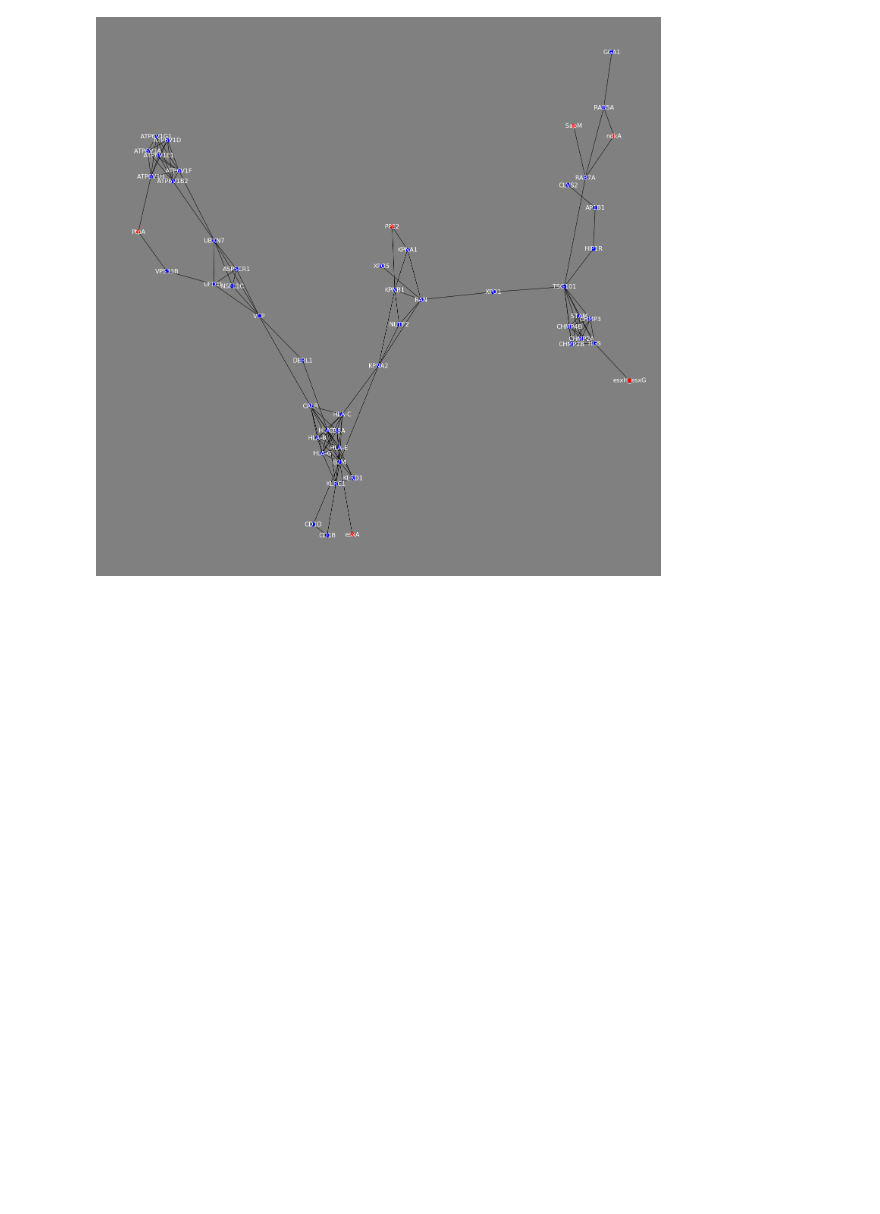
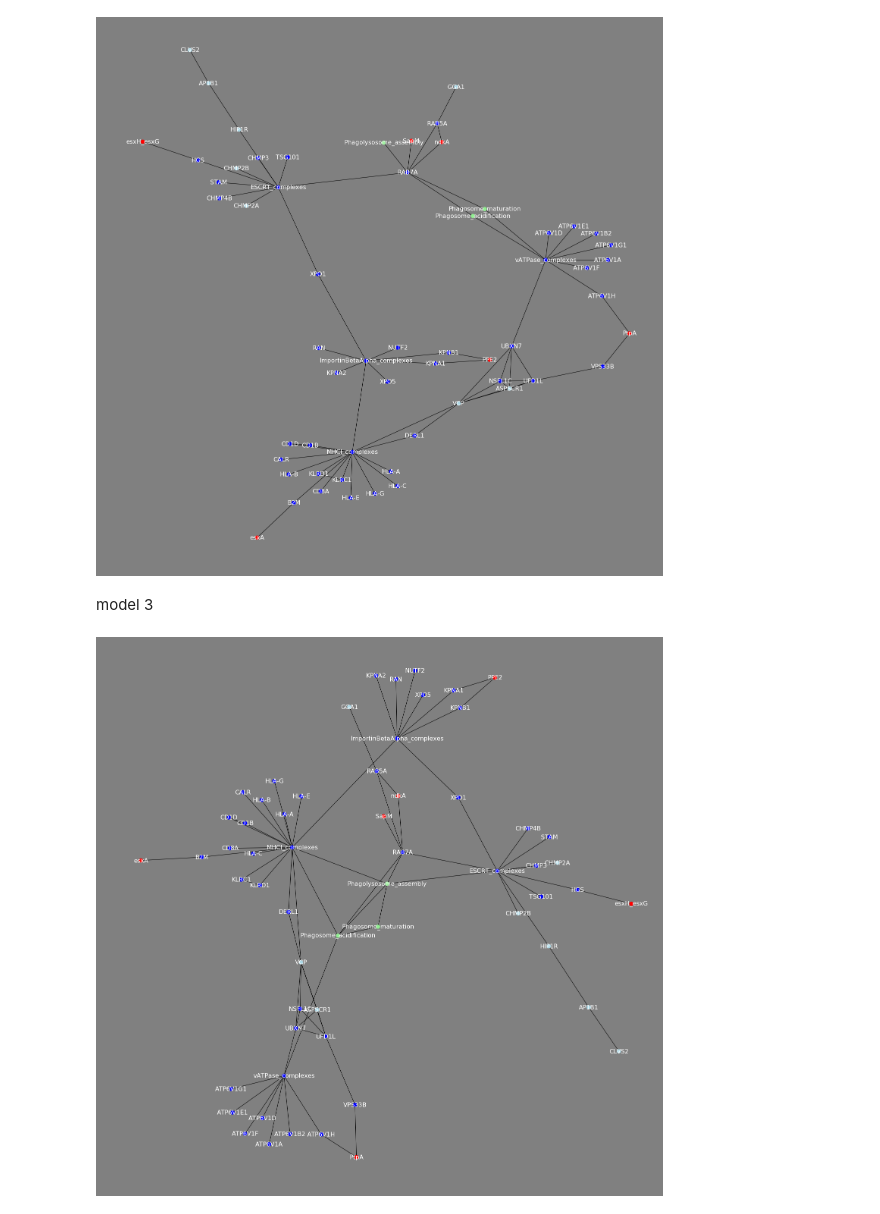
Before and after one commit to charlies-b/rp1, a Jupyter notebook: string_model_drawer.ipynb, the cells around one changed output. Saved outputs shown, nothing was run; the diff lists cells and outputs as text; code cells hidden in the pictures; blank space fills up the shorter version.

```diff
--- a/string_model_drawer.ipynb
+++ b/string_model_drawer.ipynb
@@ -77,4 +100,18 @@ draw_edgelists('string-network-1.csv', add_mtb='mtb-edgelist.csv', add_process='
 # %%
-draw_edgelists('string-network-1.csv', add_mtb='mtb-edgelist.csv')
+draw_edgelists('string-network-2.csv',
+               add_mtb='mtb-edgelist.csv',
+               add_process='string-2-process-edgelist.csv',
+               highlight=hit
+              )
 # %% [output]
-[figure, old version]
+[figure, new version]
+# %% [markdown]
+model 3
+# %%
+draw_edgelists('string-network-2.csv', # model 3 changes just at the process level
+               add_mtb='mtb-edgelist.csv',
+               add_process='string-3-process-edgelist.csv',
+               highlight=hit
+              )
+# %% [output]
+[figure, added]
```
Also changed, not shown: parts of 4 cells of this notebook, 5 other files.
